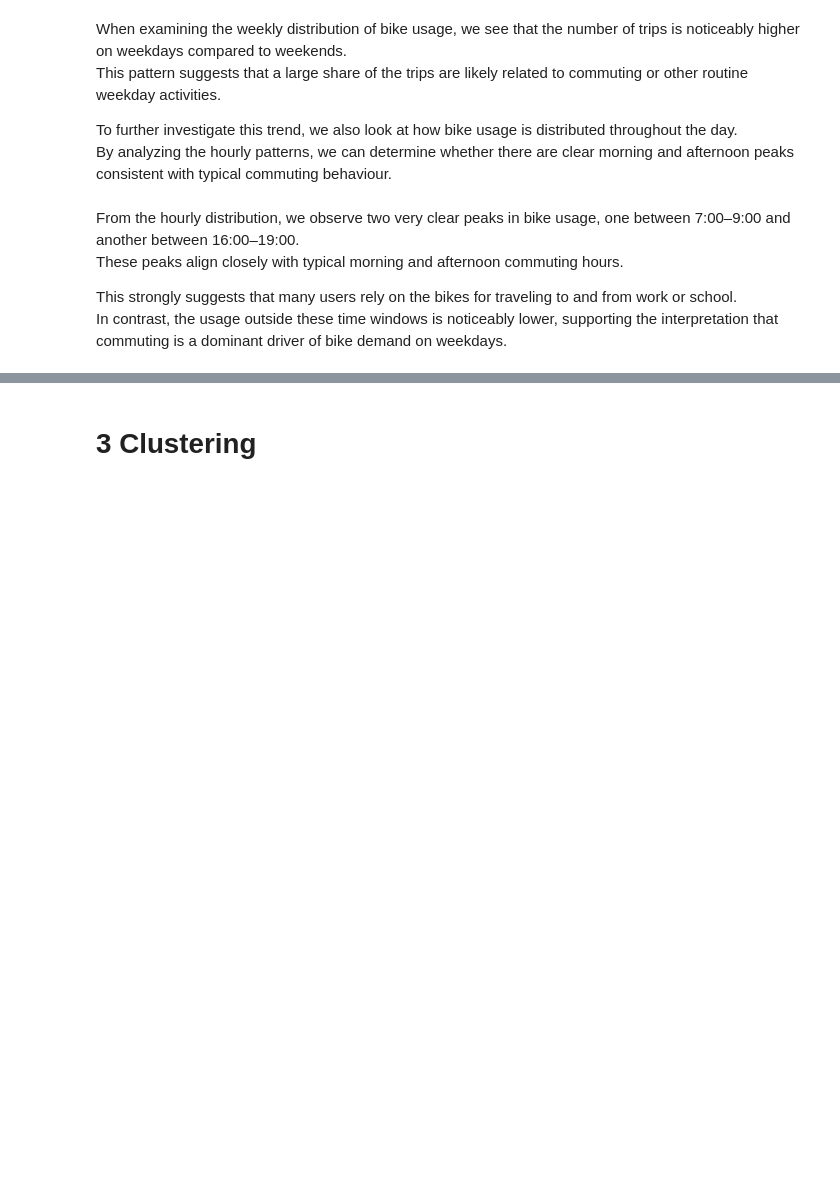
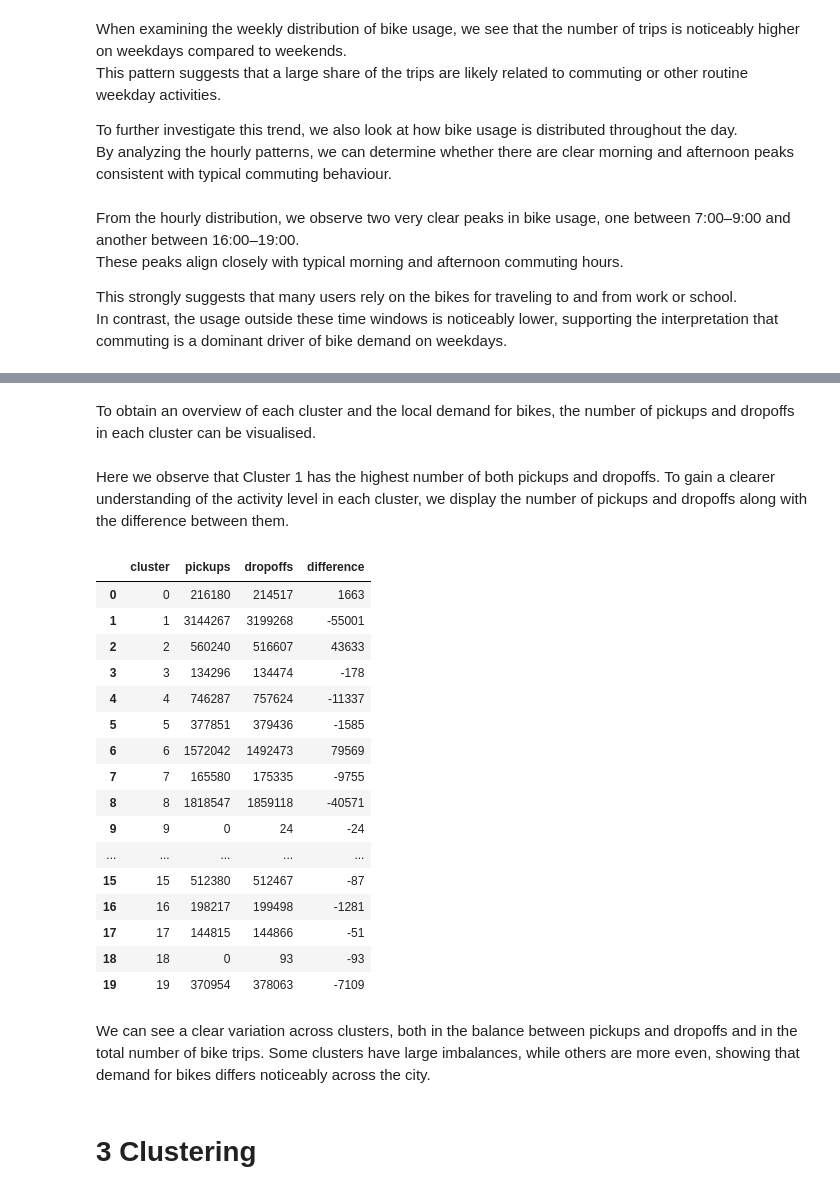
Before and after one commit to Cami967j/Introduction-to-business-analytics, a Jupyter notebook: assignment.ipynb, the cells around one changed output, grey strips where cells are left out. Drawn from its saved outputs; the diff is of its cells as text; code cells hidden in the pictures; blank space fills up the shorter version.

```diff
--- a/assignment.ipynb
+++ b/assignment.ipynb
@@ -276,3 +476,68 @@ In contrast, the usage outside these time windows is noticeably lower, supportin
+# %% [markdown]
+To obtain an overview of each cluster and the local demand for bikes, the number of pickups and dropoffs in each cluster can be visualised.
+# %%
+# Defining lists to hold pickup and dropoff counts
+pickups = []
+dropoffs = []
+
+# Loop over each cluster
+for i in range(20):
+    pickups.append(len(data_wo_outliers_1[data_wo_outliers_1['start_cluster'] == i]))
+    dropoffs.append(len(data_wo_outliers_1[data_wo_outliers_1['end_cluster'] == i]))
+
+clusters = list(range(20))  # Cluster IDs
+
+fig = go.Figure(data=[
+    go.Bar(name='Pickups', x=clusters, y=pickups),
+    go.Bar(name='Dropoffs', x=clusters, y=dropoffs)
+])
+
+# Change the bar mode
+fig.update_layout(barmode='group', title='Pickups and Dropoffs for each Cluster')
+
+fig.update_layout(
+    xaxis=dict(
+        tickmode='array',
+        tickvals=clusters,
+        ticktext=[str(c) for c in clusters]
+    ),
+    title='Pickups and Dropoffs for each Cluster'
+)
+
+fig.show()
+# %% [markdown]
+Here we observe that Cluster 1 has the highest number of both pickups and dropoffs.
+To gain a clearer understanding of the activity level in each cluster, we display the number of pickups and dropoffs along with the difference between them.
+# %%
+# creating dataframe summarizing pickups and dropoffs per cluster
+cluster_summary = pd.DataFrame({
+    'cluster': list(range(20)),
+    'pickups': pickups,
+    'dropoffs': dropoffs
+})
+
+cluster_summary['difference'] = cluster_summary['pickups'] - cluster_summary['dropoffs']
+cluster_summary
+# %% [output]
+|  | cluster | pickups | dropoffs | difference |
+| 0 | 0 | 216180 | 214517 | 1663 |
+| 1 | 1 | 3144267 | 3199268 | -55001 |
+| 2 | 2 | 560240 | 516607 | 43633 |
+| 3 | 3 | 134296 | 134474 | -178 |
+| 4 | 4 | 746287 | 757624 | -11337 |
+| 5 | 5 | 377851 | 379436 | -1585 |
+| 6 | 6 | 1572042 | 1492473 | 79569 |
+| 7 | 7 | 165580 | 175335 | -9755 |
+| 8 | 8 | 1818547 | 1859118 | -40571 |
+| 9 | 9 | 0 | 24 | -24 |
+| ... | ... | ... | ... | ... |
+| 15 | 15 | 512380 | 512467 | -87 |
+| 16 | 16 | 198217 | 199498 | -1281 |
+| 17 | 17 | 144815 | 144866 | -51 |
+| 18 | 18 | 0 | 93 | -93 |
+| 19 | 19 | 370954 | 378063 | -7109 |
+# %% [markdown]
+We can see a clear variation across clusters, both in the balance between pickups and dropoffs and in the total number of bike trips. Some clusters have large imbalances, while others are more even, showing that demand for bikes differs noticeably across the city.
 # %% [markdown]
 # 3 Clustering
 # %% [markdown]
```
Also changed, not shown: parts of 15 cells of this notebook.
